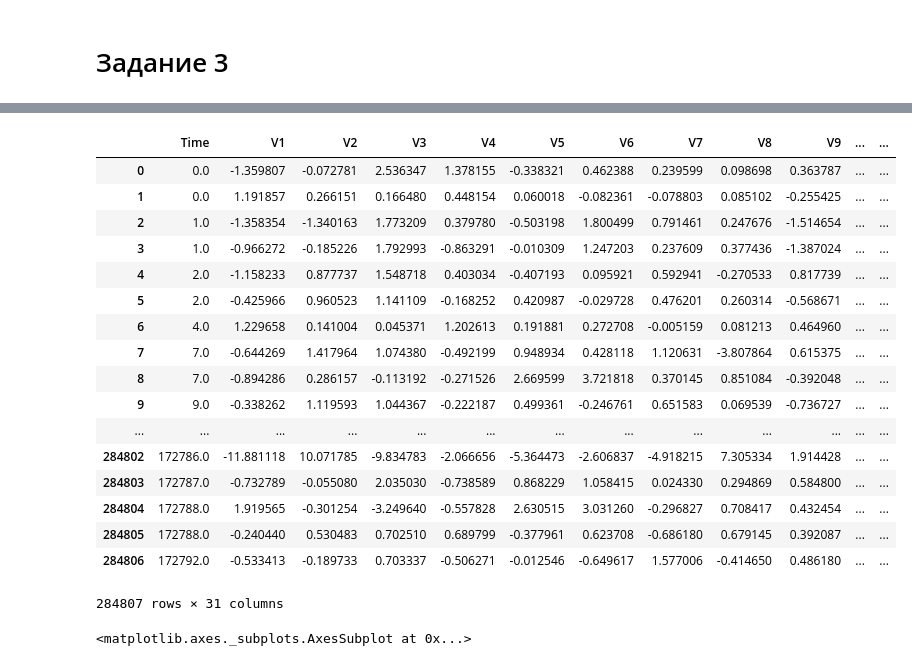
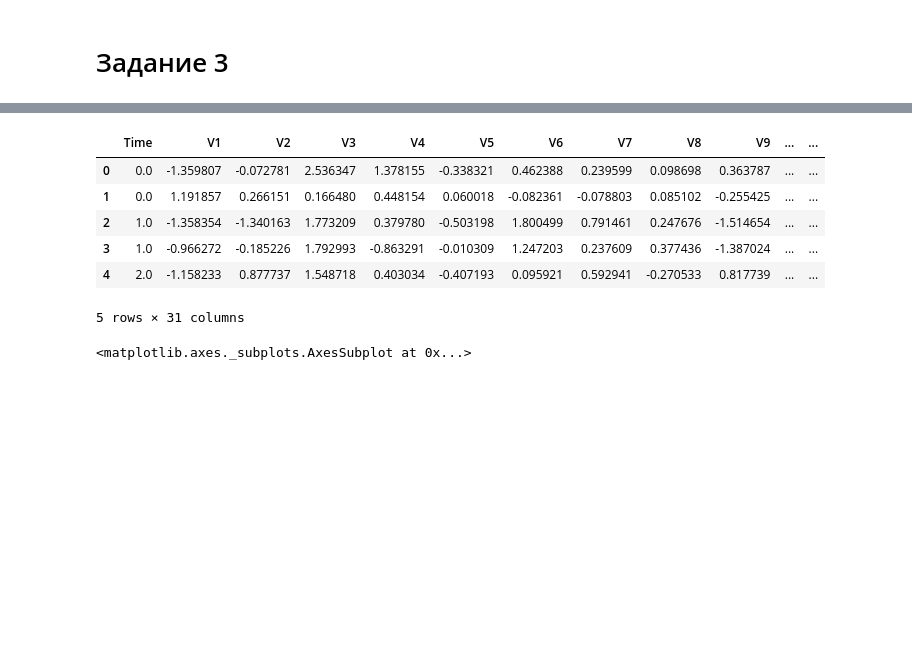
Before and after one commit to bgdnff/PythonDS, a Jupyter notebook: Lesson3.ipynb, the cells around one changed output, grey strips where cells are left out. Drawn from its saved outputs; the diff is of its cells as text; code cells hidden in the pictures; blank space fills up the shorter version.

```diff
--- a/Lesson3.ipynb
+++ b/Lesson3.ipynb
@@ -90,26 +90,15 @@ import pandas as pd
 plt.style = 'fivethirtyeight'
 # %%
 creditcard = pd.read_csv('creditcardfraud\creditcard.csv')
-creditcard
+creditcard.head()
 # %% [output]
 |  | Time | V1 | V2 | V3 | V4 | V5 | V6 | V7 | V8 | V9 | ... | ... |
 | 0 | 0.0 | -1.359807 | -0.072781 | 2.536347 | 1.378155 | -0.338321 | 0.462388 | 0.239599 | 0.098698 | 0.363787 | ... | ... |
 | 1 | 0.0 | 1.191857 | 0.266151 | 0.166480 | 0.448154 | 0.060018 | -0.082361 | -0.078803 | 0.085102 | -0.255425 | ... | ... |
 | 2 | 1.0 | -1.358354 | -1.340163 | 1.773209 | 0.379780 | -0.503198 | 1.800499 | 0.791461 | 0.247676 | -1.514654 | ... | ... |
 | 3 | 1.0 | -0.966272 | -0.185226 | 1.792993 | -0.863291 | -0.010309 | 1.247203 | 0.237609 | 0.377436 | -1.387024 | ... | ... |
 | 4 | 2.0 | -1.158233 | 0.877737 | 1.548718 | 0.403034 | -0.407193 | 0.095921 | 0.592941 | -0.270533 | 0.817739 | ... | ... |
-| 5 | 2.0 | -0.425966 | 0.960523 | 1.141109 | -0.168252 | 0.420987 | -0.029728 | 0.476201 | 0.260314 | -0.568671 | ... | ... |
-| 6 | 4.0 | 1.229658 | 0.141004 | 0.045371 | 1.202613 | 0.191881 | 0.272708 | -0.005159 | 0.081213 | 0.464960 | ... | ... |
-| 7 | 7.0 | -0.644269 | 1.417964 | 1.074380 | -0.492199 | 0.948934 | 0.428118 | 1.120631 | -3.807864 | 0.615375 | ... | ... |
-| 8 | 7.0 | -0.894286 | 0.286157 | -0.113192 | -0.271526 | 2.669599 | 3.721818 | 0.370145 | 0.851084 | -0.392048 | ... | ... |
-| 9 | 9.0 | -0.338262 | 1.119593 | 1.044367 | -0.222187 | 0.499361 | -0.246761 | 0.651583 | 0.069539 | -0.736727 | ... | ... |
-| ... | ... | ... | ... | ... | ... | ... | ... | ... | ... | ... | ... | ... |
-| 284802 | 172786.0 | -11.881118 | 10.071785 | -9.834783 | -2.066656 | -5.364473 | -2.606837 | -4.918215 | 7.305334 | 1.914428 | ... | ... |
-| 284803 | 172787.0 | -0.732789 | -0.055080 | 2.035030 | -0.738589 | 0.868229 | 1.058415 | 0.024330 | 0.294869 | 0.584800 | ... | ... |
-| 284804 | 172788.0 | 1.919565 | -0.301254 | -3.249640 | -0.557828 | 2.630515 | 3.031260 | -0.296827 | 0.708417 | 0.432454 | ... | ... |
-| 284805 | 172788.0 | -0.240440 | 0.530483 | 0.702510 | 0.689799 | -0.377961 | 0.623708 | -0.686180 | 0.679145 | 0.392087 | ... | ... |
-| 284806 | 172792.0 | -0.533413 | -0.189733 | 0.703337 | -0.506271 | -0.012546 | -0.649617 | 1.577006 | -0.414650 | 0.486180 | ... | ... |
-284807 rows × 31 columns
+5 rows × 31 columns
 # %%
 classes_value = creditcard['Class'].value_counts()
 classes_value.plot(kind = 'bar')
```
Also changed, not shown: parts of 3 cells of this notebook.
